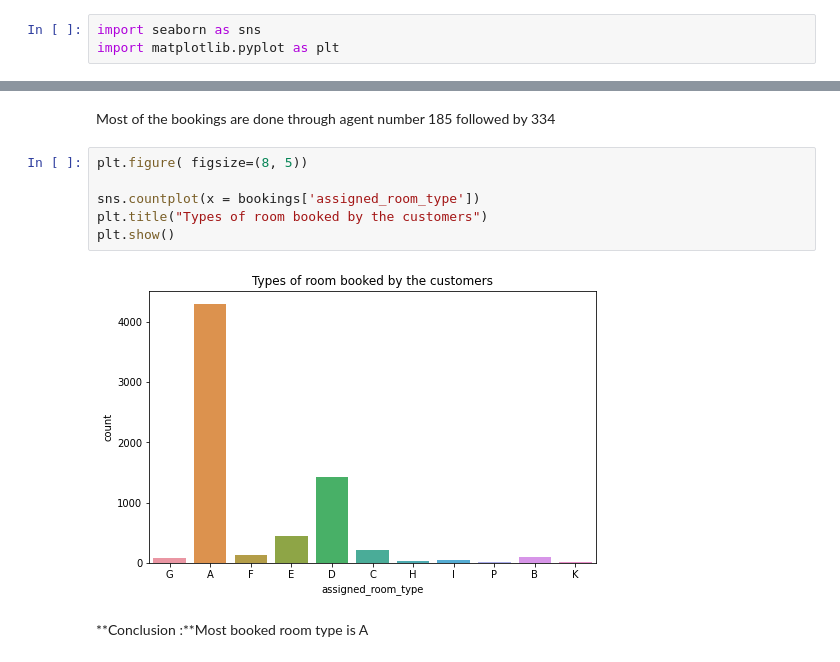
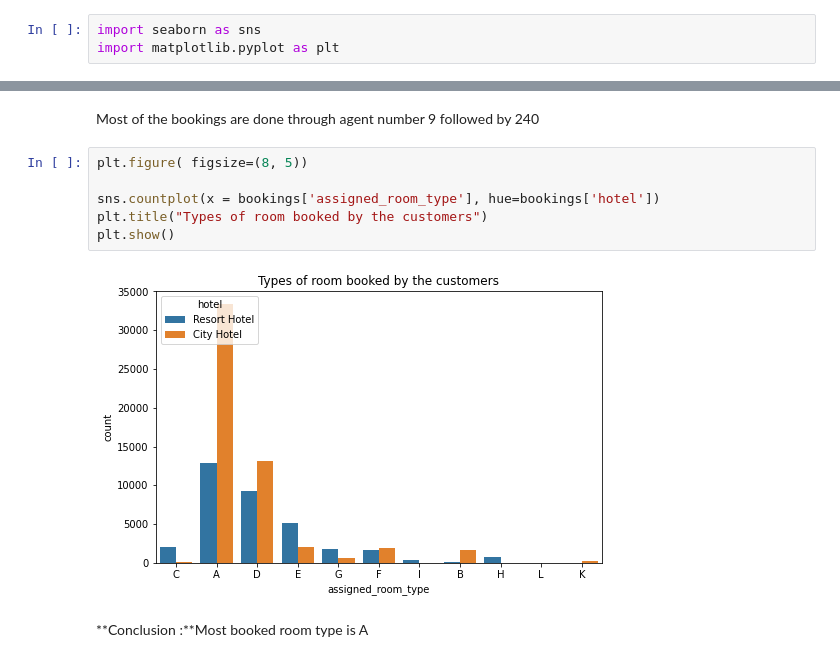
Before and after one commit to pranjal2234/Hotel-Bookings, a Jupyter notebook: Hotel_Booking.ipynb, the cells around one changed output, grey strips where cells are left out. Cells and saved outputs as stored; diff of their text form.

```diff
--- a/Hotel_Booking.ipynb
+++ b/Hotel_Booking.ipynb
@@ -190,12 +222,12 @@ data.head()
 # %% [markdown]
-Most of the bookings are done through agent number 185 followed by 334
+Most of the bookings are done through agent number 9 followed by 240
 # %%
 plt.figure( figsize=(8, 5))
 
-sns.countplot(x = bookings['assigned_room_type'])
+sns.countplot(x = bookings['assigned_room_type'], hue=bookings['hotel'])
 plt.title("Types of room booked by the customers")
 plt.show()
 # %% [output]
-[figure, old version]
+[figure, new version]
 # %% [markdown]
 **Conclusion :**Most booked room type is A
```
Also changed, not shown: parts of 51 cells of this notebook.
